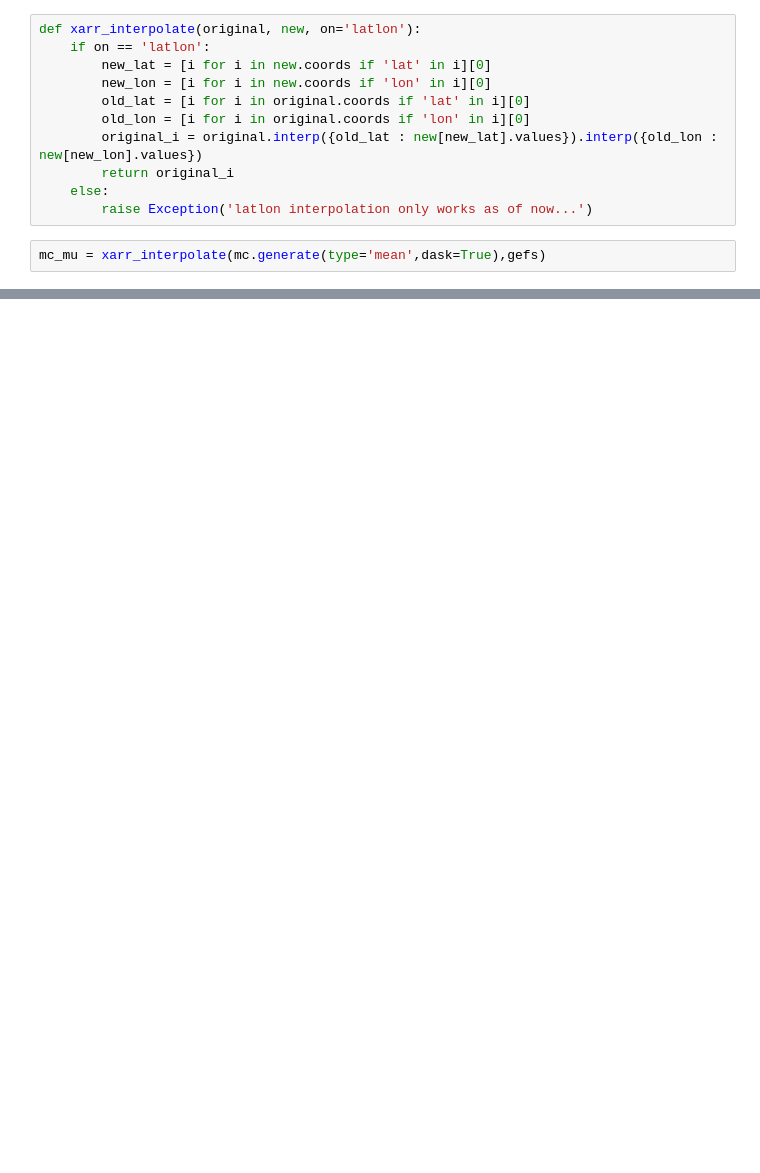
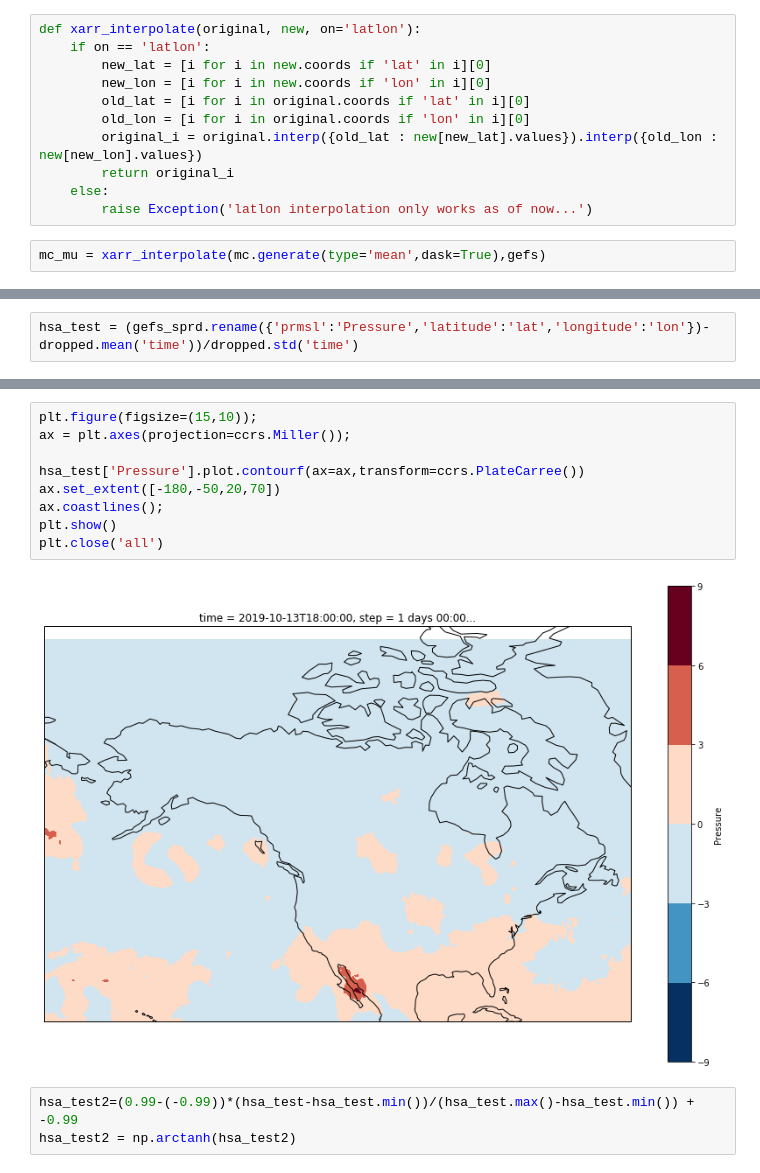
Before and after one commit to aaTman/espr_legacy, a Jupyter notebook: src/test_interp_percentiles.ipynb, the cells around one changed output, grey strips where cells are left out. Saved outputs shown, nothing was run; the diff lists cells and outputs as text; blank space fills up the shorter version.

```diff
--- a/src/test_interp_percentiles.ipynb
+++ b/src/test_interp_percentiles.ipynb
@@ -135,0 +236,2 @@ Data variables:
+# %%
+hsa_test = (gefs_sprd.rename({'prmsl':'Pressure','latitude':'lat','longitude':'lon'})-dropped.mean('time'))/dropped.std('time')
@@ -135,0 +253,14 @@ Data variables:
+# %%
+plt.figure(figsize=(15,10));
+ax = plt.axes(projection=ccrs.Miller());
+
+hsa_test['Pressure'].plot.contourf(ax=ax,transform=ccrs.PlateCarree())
+ax.set_extent([-180,-50,20,70])
+ax.coastlines();
+plt.show()
+plt.close('all')
+# %% [output]
+[figure, added]
+# %%
+hsa_test2=(0.99-(-0.99))*(hsa_test-hsa_test.min())/(hsa_test.max()-hsa_test.min()) + -0.99
+hsa_test2 = np.arctanh(hsa_test2)
```
Also changed, not shown: parts of 26 cells of this notebook, 2 other files.
